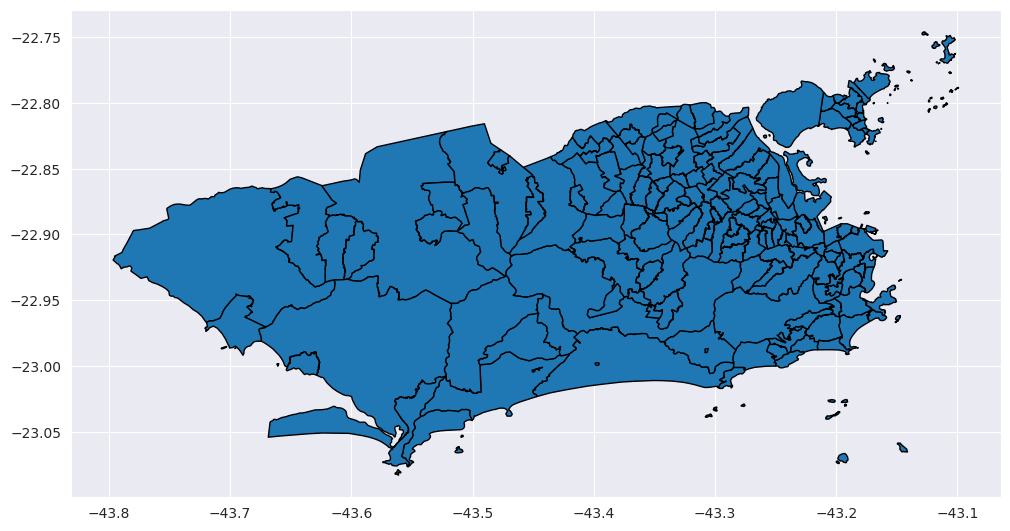
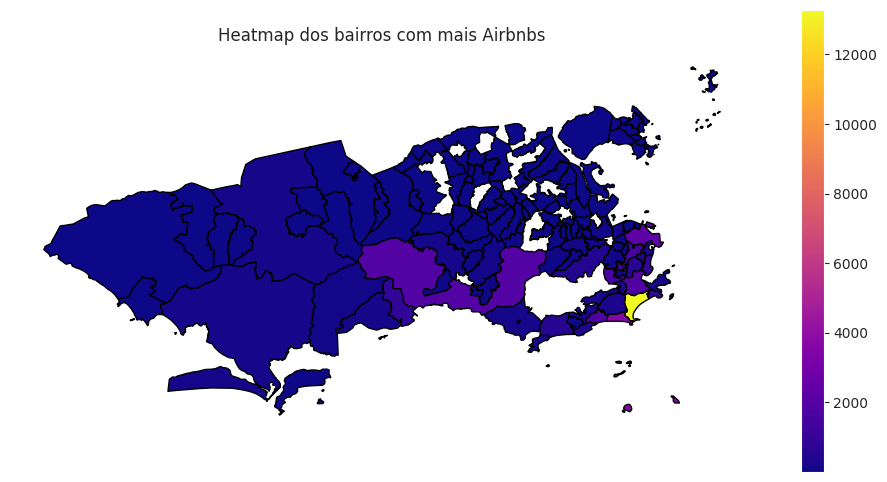
The change to this notebook cell's code, shown as a diff; its figure went from the first image to the second:
--- before
+++ after
@@ -2,11 +2,9 @@
 bairros = geobr.read_neighborhood()
 bairros_rio = bairros[bairros["code_muni"] == 3304557]
+airbnbs_bairro = data["neighbourhood"].value_counts()
+bairros_rio = bairros_rio.merge(airbnbs_bairro, left_on="name_neighborhood", right_on="neighbourhood")
 
-airbnbs_bairro = data["neighbourhood"].value_counts()
-
-fig, ax = plt.subplots(figsize=(12,10))
-bairros_rio.plot(ax=ax, edgecolor="black")
-
-sns.kdeplot(data=data, x="longitude", y="latitude", fill=True)
+fig, ax = plt.subplots(figsize=(12,12))
+bairros_rio.plot(ax=ax, edgecolor="black", column="count", cmap="plasma", legend=True, legend_kwds={"shrink" : 0.5})
 
 ax.axis("off")

Commit: forgot to save the right graph at last commit